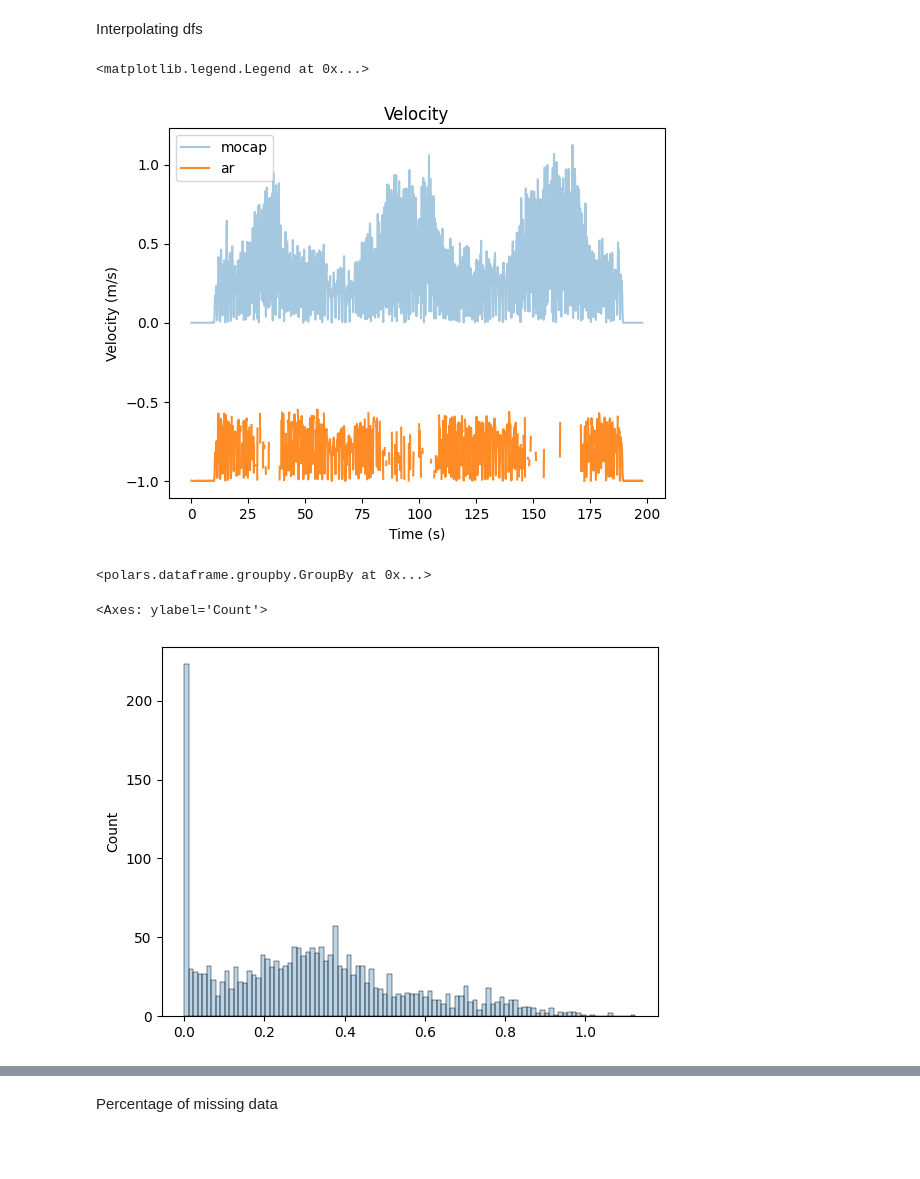
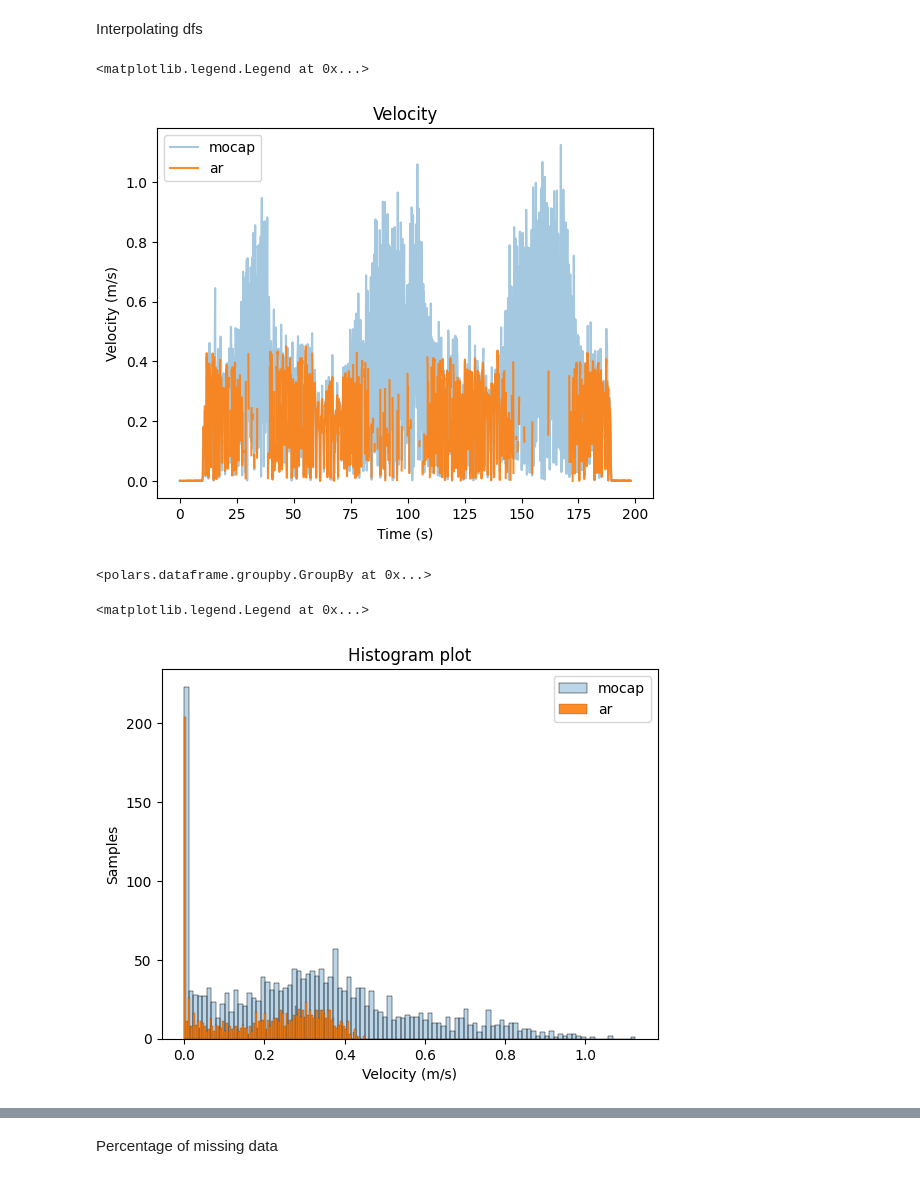
Before and after one commit to SujithChristopher/armbo, a Jupyter notebook: speed_bins/getting_bins.ipynb, the cells around one changed output, grey strips where cells are left out. Cells and saved outputs as stored; diff of their text form; code cells hidden in the pictures; blank space fills up the shorter version.

```diff
--- a/speed_bins/getting_bins.ipynb
+++ b/speed_bins/getting_bins.ipynb
@@ -321,14 +321,14 @@ _mc_x = f(_ar_df['time'].dt.epoch())
 _mc_xdf = pl.DataFrame({"time":_ar_df['time'], "x":_mc_x})
 # %%
 plt.plot(ar_time, abs(_mc_xdf['x'][:len(_mc_x)].diff())/ar_del_t, label = 'mocap', alpha = 0.4)
-plt.plot(ar_time, abs(_ar_df['x'].diff())/ar_del_t -1, alpha=0.9, label = 'ar')
+plt.plot(ar_time, abs(_ar_df['x'].diff())/ar_del_t, alpha=0.9, label = 'ar')
 plt.title("Velocity")
 plt.xlabel("Time (s)")
 plt.ylabel("Velocity (m/s)")
 plt.legend()
 # %% [output]
 <matplotlib.legend.Legend at 0x...>
-[figure, old version]
+[figure, new version]
 # %%
 bin_idx = np.digitize(abs(_mc_xdf['x'].diff()/ar_del_t), bins=_vel_bins, right=True)
 bin_df = pl.Series("bin",bin_idx)
@@ -352,5 +355,10 @@ for idx, i in enumerate(_mc_xdf['bin']):
 # %%
 sns.histplot(abs(_mc_xdf['x'].diff()/ar_del_t), bins=100, label = 'mocap', alpha = 0.3)
+sns.histplot(abs(_ar_df['x'].diff())/(ar_del_t), bins=100, label = 'ar', alpha=0.9)
+plt.title("Histogram plot")
+plt.xlabel("Velocity (m/s)")
+plt.ylabel("Samples")
+plt.legend()
 # %% [output]
-<Axes: ylabel='Count'>
+<matplotlib.legend.Legend at 0x...>
-[figure, old version]
+[figure, new version]
```
Also changed, not shown: parts of 2 cells of this notebook, 4 other files.
